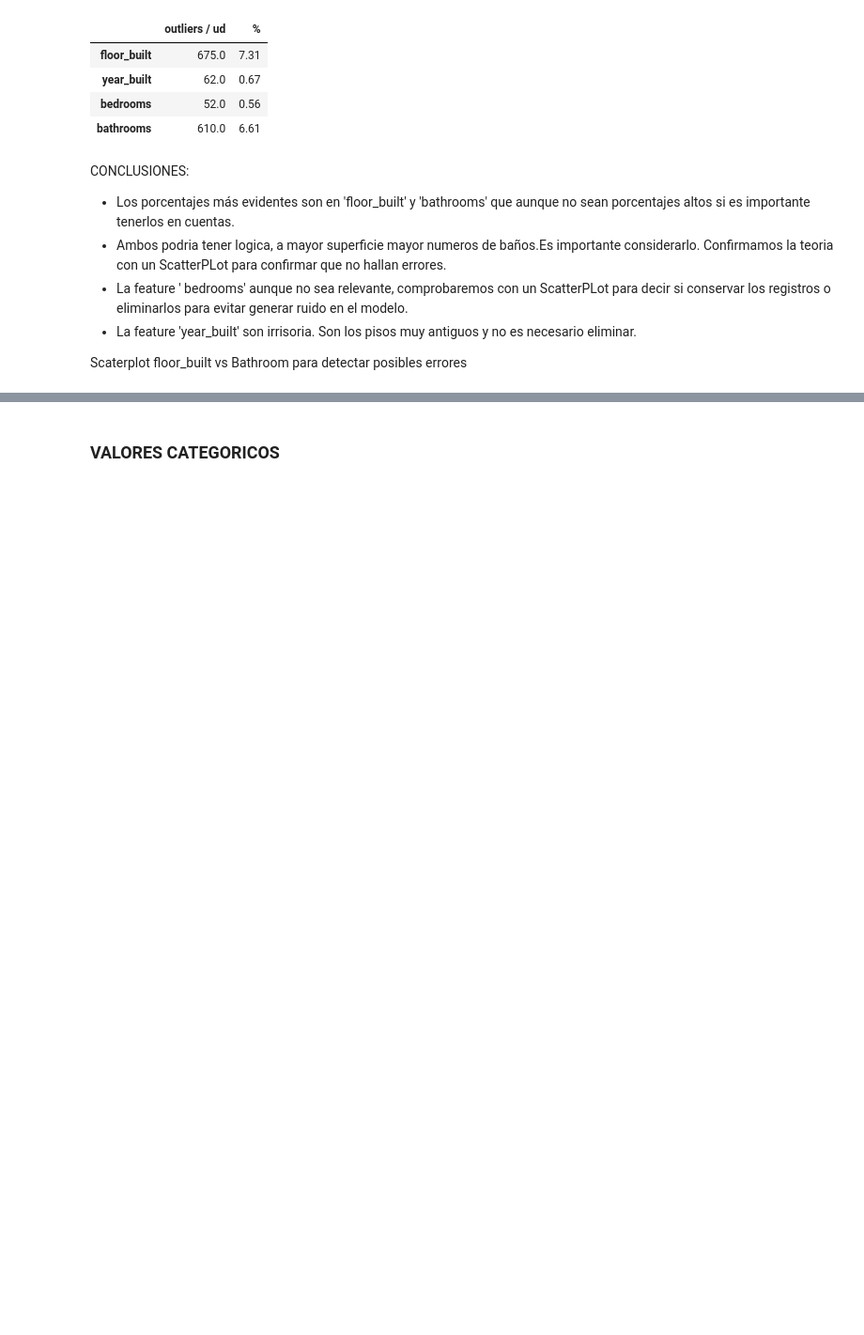
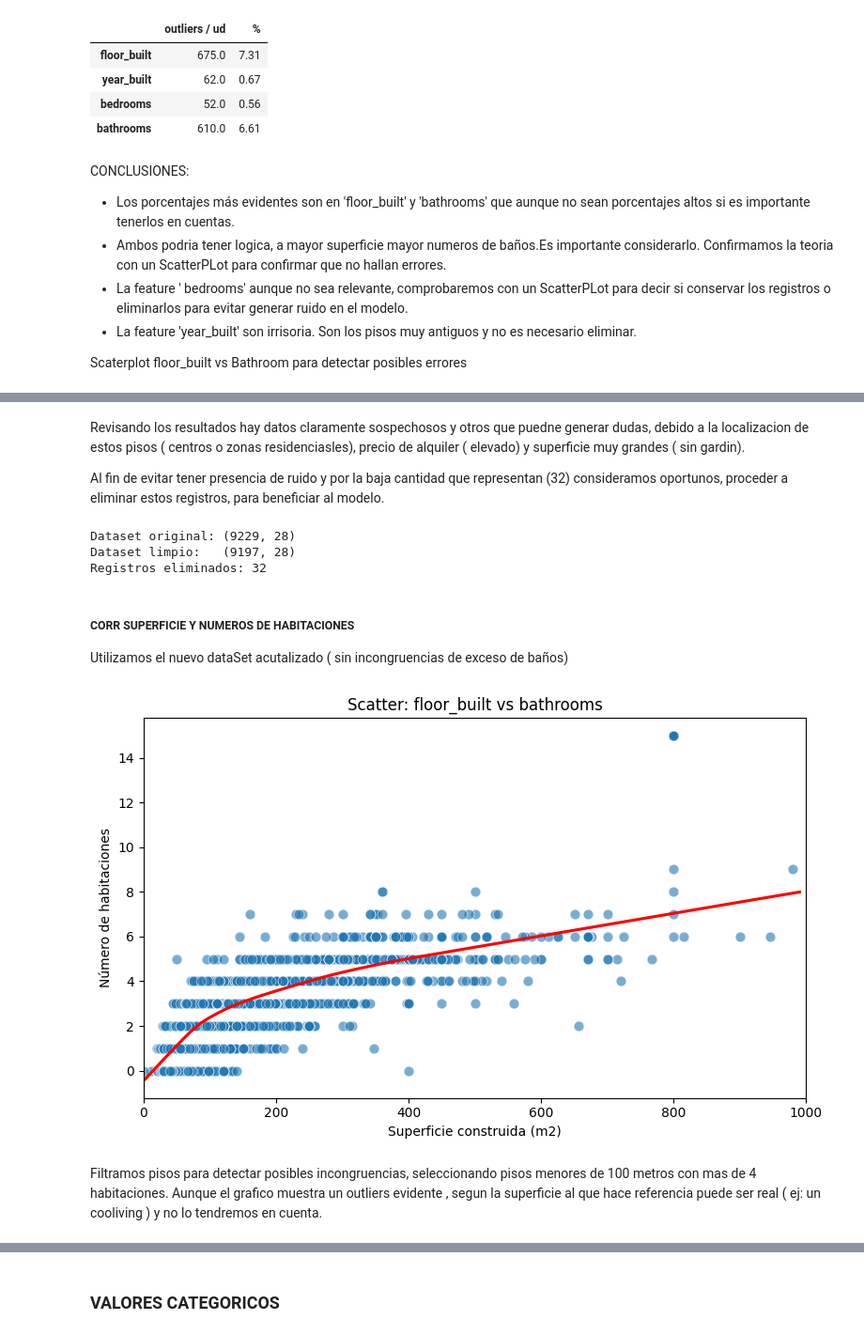
Before and after one commit to MarcoCasSir/LaboratorioDataScience, a Jupyter notebook: hito2/entrega2.ipynb, the cells around one changed output, grey strips where cells are left out. Shown at 94% size. Cells and saved outputs as stored; diff of their text form; code cells hidden in the pictures; blank space fills up the shorter version.

```diff
--- a/hito2/entrega2.ipynb
+++ b/hito2/entrega2.ipynb
@@ -550,0 +529,15 @@ Después de reemplazar por mediana (ejemplo):
+# %%
+area = 200
+bath = 5
+
+mask1 = (df_new['floor_built'].notna()) & (df_new['bathrooms'].notna()) & (df_new['floor_built'] < area) & (df_new['bathrooms'] >= bath)
+mask2 = df_new['bathrooms'] > (df_new['bedrooms'] + 2)
+mask3 = df_new['bathrooms'] > 7
+
+mask = mask1 | mask2 | mask3
+
+print(f"Detectados {mask.sum()} registros sospechosos.")
+
+# Ver qué registros cumplen la condición de 'sospechosos'
+df_sospechosos = df_new.loc[mask, cols]
+display(df_sospechosos.sort_values(by='bathrooms', ascending=False))
@@ -550,0 +563,35 @@ Después de reemplazar por mediana (ejemplo):
+# %% [markdown]
+Revisando los resultados hay datos claramente sospechosos y otros que puedne generar dudas, debido a la localizacion de estos pisos ( centros o zonas residenciasles), precio de alquiler ( elevado) y superficie muy grandes ( sin gardin).
+
+Al fin de evitar tener presencia de ruido y por la baja cantidad que representan (32) consideramos oportunos, proceder a eliminar estos registros, para beneficiar al modelo.
+# %%
+# Nuevo data frame limpio. Tambin reseteamos los index del dataframe
+df_def = df_new.loc[~mask].copy().reset_index(drop=True)   # aplicamos filtro inverso.
+
+# 2. Mostramos el resultado
+print(f"Dataset original: {df_new.shape}")
+print(f"Dataset limpio:   {df_def.shape}")
+print(f"Registros eliminados: {len(df_new) - len(df_def)}")
+# %% [output]
+Dataset original: (9229, 28)
+Dataset limpio:   (9197, 28)
+Registros eliminados: 32
+# %% [markdown]
+##### CORR SUPERFICIE Y NUMEROS DE HABITACIONES
+
+Utilizamos el nuevo dataSet acutalizado ( sin incongruencias de exceso de baños)
+# %%
+plt.figure(figsize=(8,5))
+sns.scatterplot(data=df_def, x='floor_built', y='bedrooms', alpha=0.6, edgecolor='w', s=60)
+sns.regplot(data=df_new, x='floor_built', y='bedrooms', scatter=False, color='red', lowess=True)
+plt.xlim(0, 1000)  # opcional: ajustar según rango
+plt.title('Scatter: floor_built vs bathrooms')
+plt.xlabel('Superficie construida (m2)')
+plt.ylabel('Número de habitaciones')
+plt.tight_layout()
+plt.show()
+# %% [output]
+[figure, added]
+# %% [markdown]
+Filtramos pisos para detectar posibles incongruencias, seleccionando pisos menores de 100 metros con mas de 4 habitaciones.
+Aunque el grafico muestra un outliers evidente , segun la superficie al que hace referencia puede ser real ( ej: un cooliving ) y no lo tendremos en cuenta.
```
Also changed, not shown: parts of 38 cells of this notebook.
